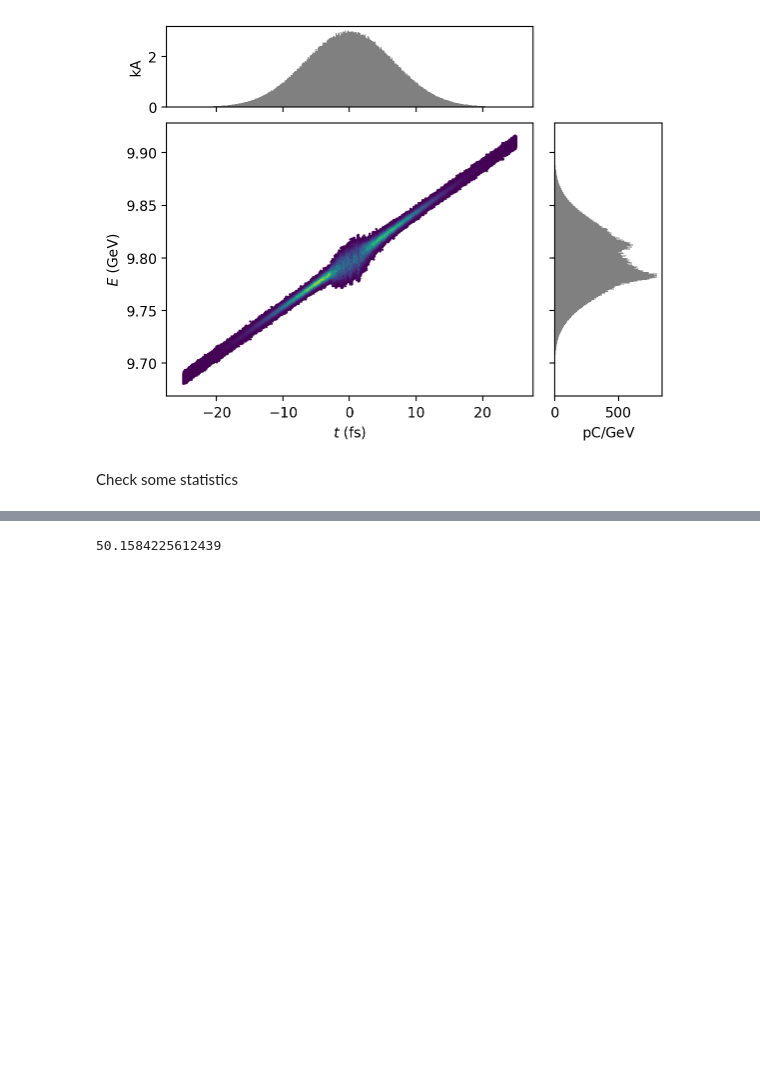
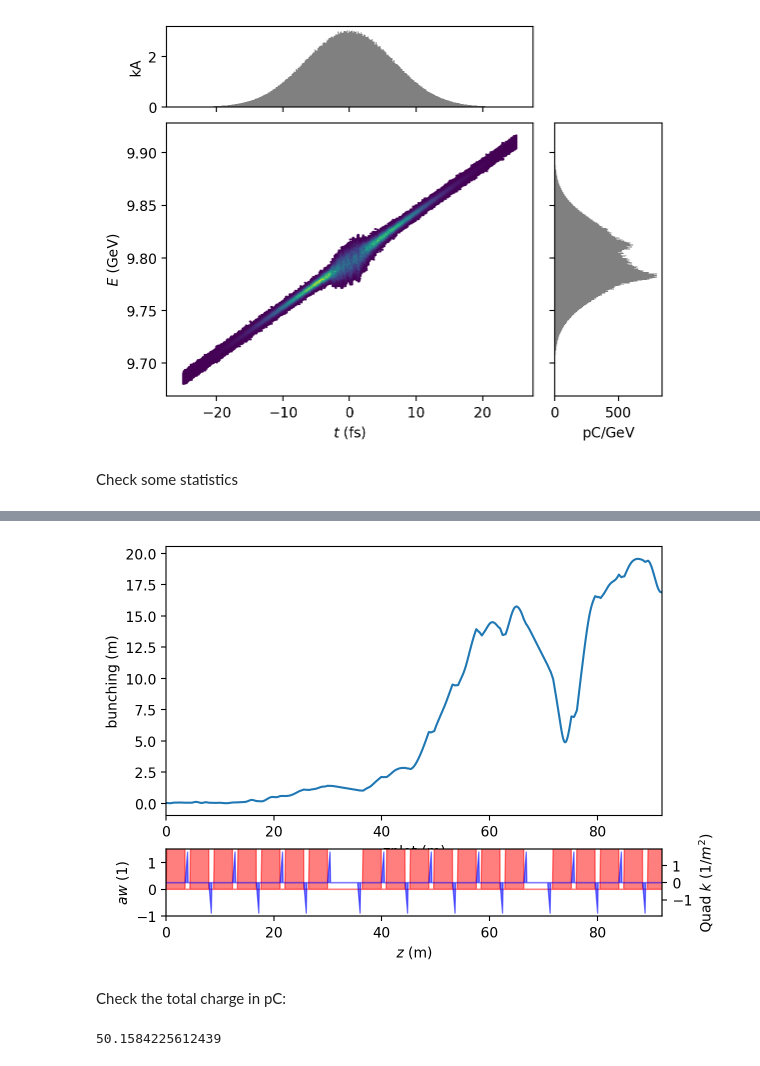
Before and after one commit to slaclab/lume-genesis, a Jupyter notebook: docs/examples/genesis4/genesis4_example.ipynb, the cells around one changed output, grey strips where cells are left out. Saved outputs shown, nothing was run; the diff lists cells and outputs as text; code cells hidden in the pictures; blank space fills up the shorter version.

```diff
--- a/docs/examples/genesis4/genesis4_example.ipynb
+++ b/docs/examples/genesis4/genesis4_example.ipynb
@@ -221,3 +259,9 @@ P['norm_emit_x'], P['norm_emit_y'], P['mean_gamma']
+# %%
+G.plot('bunching')
+# %% [output]
+[figure, added]
+# %% [markdown]
+Check the total charge in pC:
 # %%
 P['charge'] / 1e-12 # pC
 # %% [output]
```
Also changed, not shown: parts of 20 cells of this notebook, 2 other files.
